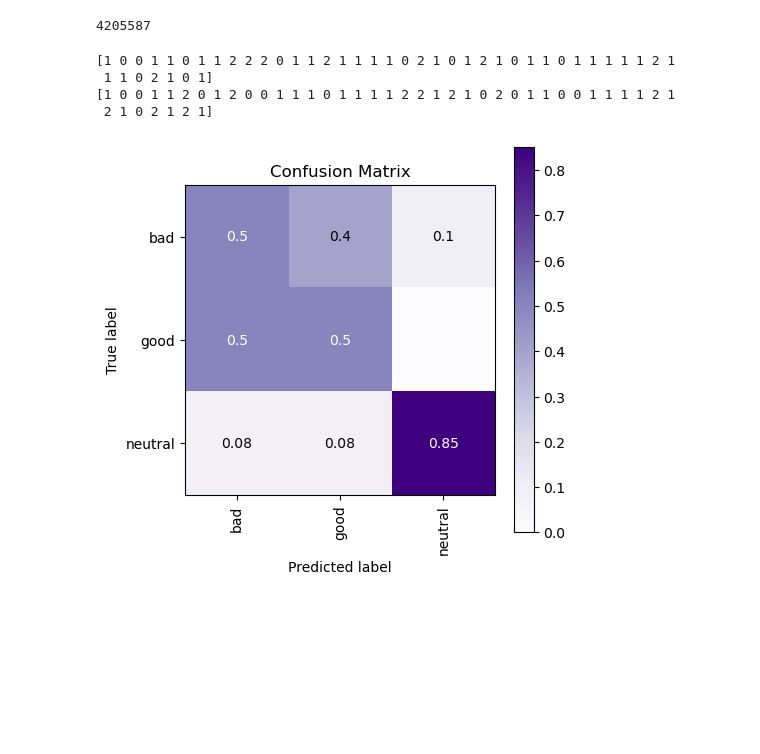
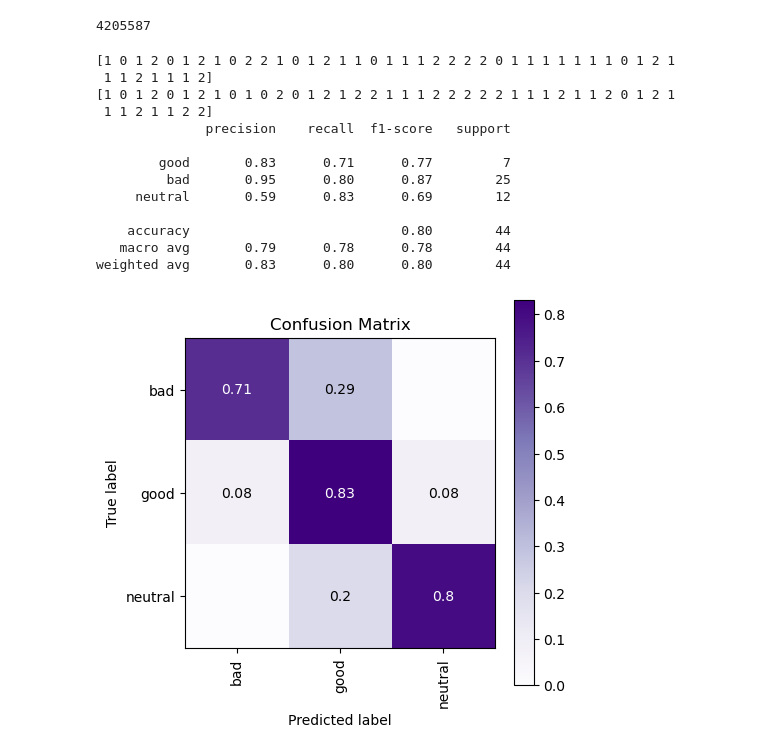
Before and after one commit to iociveteres/Voice-Recorder, a Jupyter notebook: whole_audio_scpectrogram_torch.ipynb, the cells around one changed output. Saved outputs shown, nothing was run; the diff lists cells and outputs as text; code cells hidden in the pictures; blank space fills up the shorter version.

Commit message:
Update models

```diff
--- a/whole_audio_scpectrogram_torch.ipynb
+++ b/whole_audio_scpectrogram_torch.ipynb
@@ -341,7 +341,7 @@ def test(model, epoch):
 # %%
 from torchvision import models
 
-model_ = models.mobilenet_v3_large(pretrained=True)
+model_ = models.mobilenet_v3_small(pretrained=True)
 
 w = model_.features[0][0].weight
 model_.features[0][0] = nn.Conv2d(1, 16, kernel_size=3, stride=2, padding=1, bias=False)
@@ -431,11 +415,12 @@ target_classes = {0:"bad", 1:"neutral", 2:"good"}
 import numpy as np
 
 def print_results(Y_actual, Y_preds, target_names):
-    from sklearn.metrics import confusion_matrix
+    from sklearn.metrics import confusion_matrix, classification_report
     import scikitplot as skplt
     import matplotlib.pyplot as plt
 
-
+    tcs = ["good", "bad", "neutral"]
+    print(classification_report(Y_actual, Y_preds, target_names=tcs))
     skplt.metrics.plot_confusion_matrix([target_classes[i] for i in Y_actual], [target_classes[i] for i in Y_preds],
                                         normalize=True,
                                         title="Confusion Matrix",
@@ -446,35 +431,44 @@ def print_results(Y_actual, Y_preds, target_names):
     plt.xticks(rotation=90)
 
 def make_predictions(model):
     Y_shuffled, Y_preds = [], []
 
     model.eval()
     correct = 0
 
     with torch.no_grad():
        for data, target in test_loader:
         data = data.to(device)
         target = target.to(device)
 
         predicted_label = model(data)
 
         Y_preds.append(predicted_label)
         Y_shuffled.append(target)
 
     Y_preds, Y_shuffled = torch.cat(Y_preds), torch.cat(Y_shuffled)
 
     a = F.softmax(Y_preds, dim=-1).argmax(dim=-1).detach().cpu().numpy()
 
     return Y_shuffled.detach().cpu().numpy(), a
 
 
 Y_actual, Y_preds = make_predictions(model_)
 print(Y_actual)
 print(Y_preds)
 print_results(Y_actual, Y_preds, target_classes)
 # %% [output]
-[1 0 0 1 1 0 1 1 2 2 2 0 1 1 2 1 1 1 1 0 2 1 0 1 2 1 0 1 1 0 1 1 1 1 1 2 1
- 1 1 0 2 1 0 1]
-[1 0 0 1 1 2 0 1 2 0 0 1 1 1 0 1 1 1 1 2 2 1 2 1 0 2 0 1 1 0 0 1 1 1 1 2 1
- 2 1 0 2 1 2 1]
+[1 0 1 2 0 1 2 1 0 2 2 1 0 1 2 1 1 0 1 1 1 2 2 2 2 0 1 1 1 1 1 1 1 0 1 2 1
+ 1 1 2 1 1 1 2]
+[1 0 1 2 0 1 2 1 0 1 0 2 0 1 2 1 2 2 1 1 1 2 2 2 2 2 1 1 1 2 1 1 2 0 1 2 1
+ 1 1 2 1 1 2 2]
+              precision    recall  f1-score   support
+
+        good       0.83      0.71      0.77         7
+         bad       0.95      0.80      0.87        25
+     neutral       0.59      0.83      0.69        12
+
+    accuracy                           0.80        44
+   macro avg       0.79      0.78      0.78        44
+weighted avg       0.83      0.80      0.80        44
-[figure, old version]
+[figure, new version]
```
Also changed, not shown: parts of 6 cells of this notebook, 3 other files.
